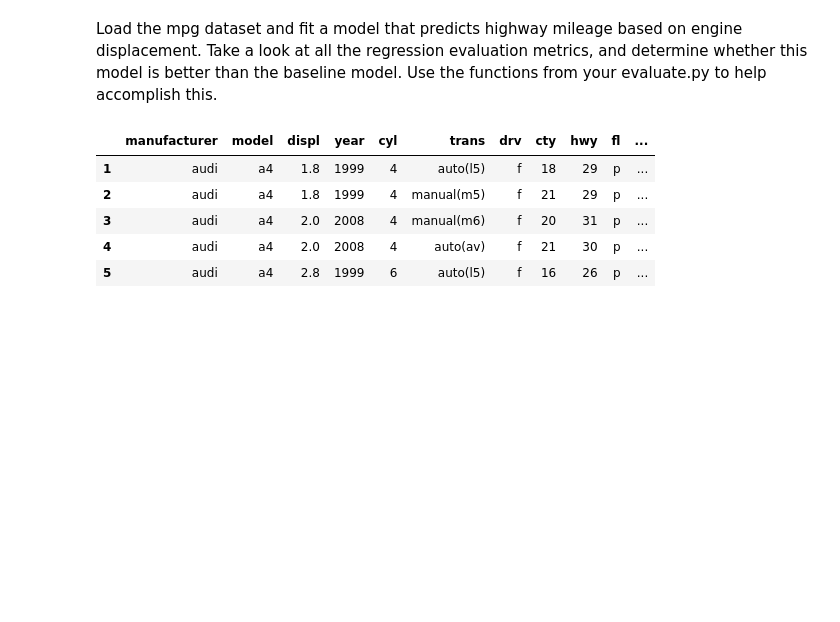
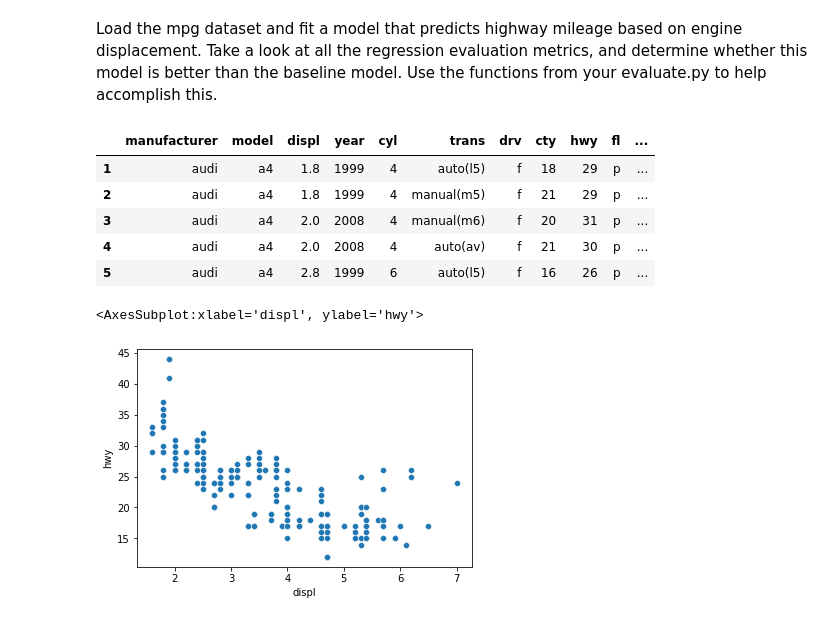
Before and after one commit to malachi-hale/Regression-exercises, a Jupyter notebook: evaluate.ipynb, the cells around one changed output. Saved outputs shown, nothing was run; the diff lists cells and outputs as text; code cells hidden in the pictures; blank space fills up the shorter version.

```diff
--- a/evaluate.ipynb
+++ b/evaluate.ipynb
@@ -286,3 +286,8 @@ mpg.head()
 | 3 | audi | a4 | 2.0 | 2008 | 4 | manual(m6) | f | 20 | 31 | p | ... |
 | 4 | audi | a4 | 2.0 | 2008 | 4 | auto(av) | f | 21 | 30 | p | ... |
 | 5 | audi | a4 | 2.8 | 1999 | 6 | auto(l5) | f | 16 | 26 | p | ... |
+# %%
+sns.scatterplot(x = mpg.displ, y = mpg.hwy)
+# %% [output]
+<AxesSubplot:xlabel='displ', ylabel='hwy'>
+[figure, added]
```
Also changed, not shown: parts of 6 cells of this notebook.
